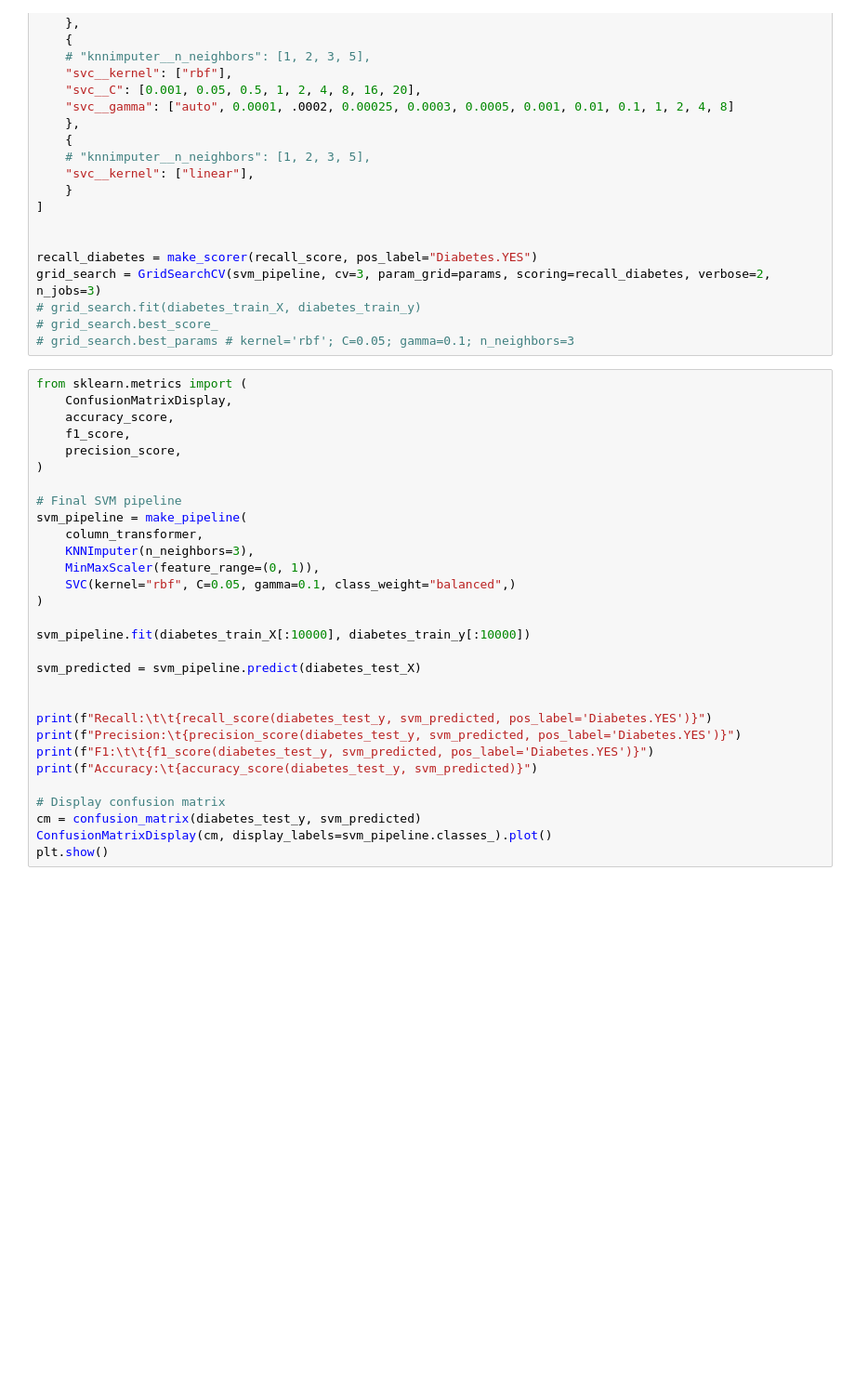
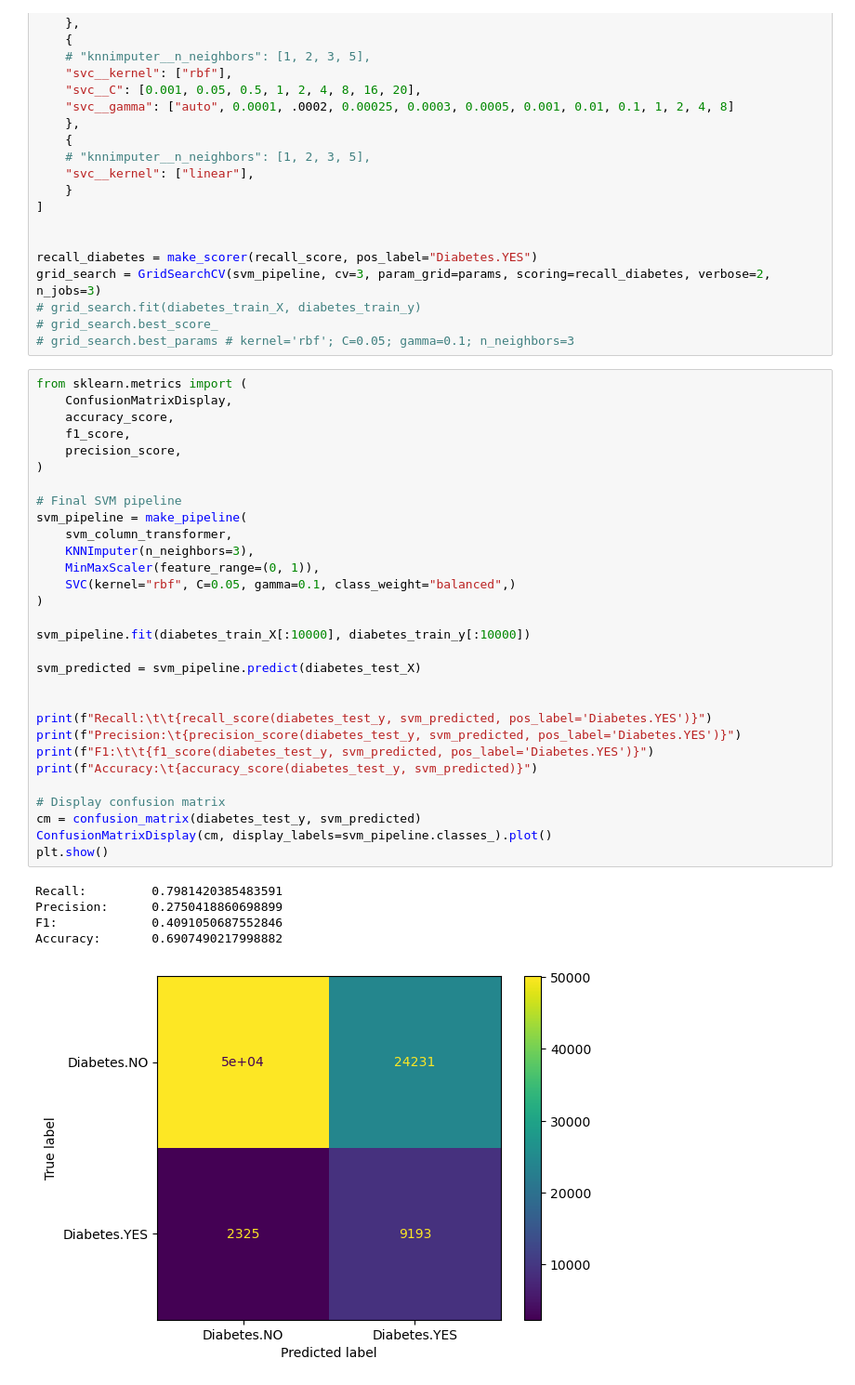
Before and after one commit to ralisv/IB031-Diabetes, a Jupyter notebook: solution.ipynb, the cells around one changed output. Shown: that part at 93% size. Cells and saved outputs as stored; diff of their text form; blank space fills up the shorter version.

```diff
--- a/solution.ipynb
+++ b/solution.ipynb
@@ -369,30 +388,36 @@ grid_search = GridSearchCV(svm_pipeline, cv=3, param_grid=params, scoring=recall
 # %%
 from sklearn.metrics import (
     ConfusionMatrixDisplay,
     accuracy_score,
     f1_score,
     precision_score,
 )
 
 # Final SVM pipeline
 svm_pipeline = make_pipeline(
-    column_transformer,
+    svm_column_transformer,
     KNNImputer(n_neighbors=3),
     MinMaxScaler(feature_range=(0, 1)),
     SVC(kernel="rbf", C=0.05, gamma=0.1, class_weight="balanced",)
 )
 
 svm_pipeline.fit(diabetes_train_X[:10000], diabetes_train_y[:10000])
 
 svm_predicted = svm_pipeline.predict(diabetes_test_X)
 
 
 print(f"Recall:\t\t{recall_score(diabetes_test_y, svm_predicted, pos_label='Diabetes.YES')}")
 print(f"Precision:\t{precision_score(diabetes_test_y, svm_predicted, pos_label='Diabetes.YES')}")
 print(f"F1:\t\t{f1_score(diabetes_test_y, svm_predicted, pos_label='Diabetes.YES')}")
 print(f"Accuracy:\t{accuracy_score(diabetes_test_y, svm_predicted)}")
 
 # Display confusion matrix
 cm = confusion_matrix(diabetes_test_y, svm_predicted)
 ConfusionMatrixDisplay(cm, display_labels=svm_pipeline.classes_).plot()
 plt.show()
+# %% [output]
+Recall:         0.7981420385483591
+Precision:      0.2750418860698899
+F1:             0.4091050687552846
+Accuracy:       0.6907490217998882
+[figure, added]
```
Also changed, not shown: parts of 9 cells of this notebook.
